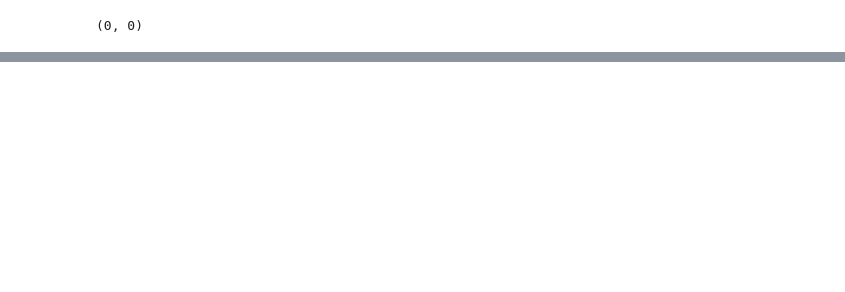
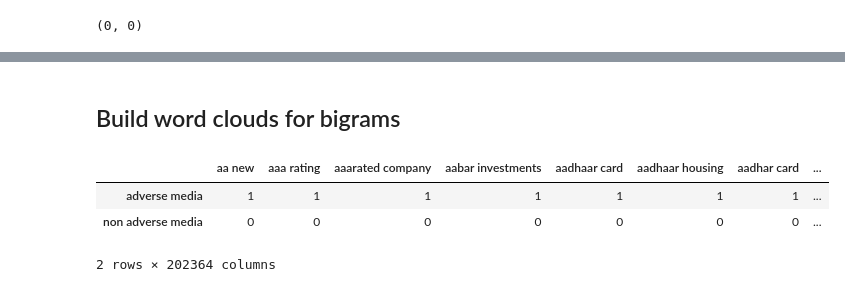
Before and after one commit to kristjanr/ut-ml-adverse-media, a Jupyter notebook: EDA.ipynb, the cells around one changed output, grey strips where cells are left out. Drawn from its saved outputs; the diff is of its cells as text; code cells hidden in the pictures; blank space fills up the shorter version.

```diff
--- a/EDA.ipynb
+++ b/EDA.ipynb
@@ -112,0 +223,15 @@ sum(train.article.isna()), sum(train.is_adverse_media.isna())
+# %% [markdown]
+## Build word clouds for bigrams
+# %%
+from sklearn.feature_extraction.text import CountVectorizer
+cv=CountVectorizer(analyzer='word', ngram_range=(2,2))
+
+data=cv.fit_transform([am_all_lemmas, nam_all_lemmas])
+df_dtm = pd.DataFrame(data.toarray(), columns=cv.get_feature_names())
+df_dtm.index = ['adverse media', 'non adverse media']
+df_dtm.head(3)
+# %% [output]
+|  | aa new | aaa rating | aaarated company | aabar investments | aadhaar card | aadhaar housing | aadhar card | ... |
+| adverse media | 1 | 1 | 1 | 1 | 1 | 1 | 1 | ... |
+| non adverse media | 0 | 0 | 0 | 0 | 0 | 0 | 0 | ... |
+2 rows × 202364 columns
```
Also changed, not shown: parts of 14 cells of this notebook.
